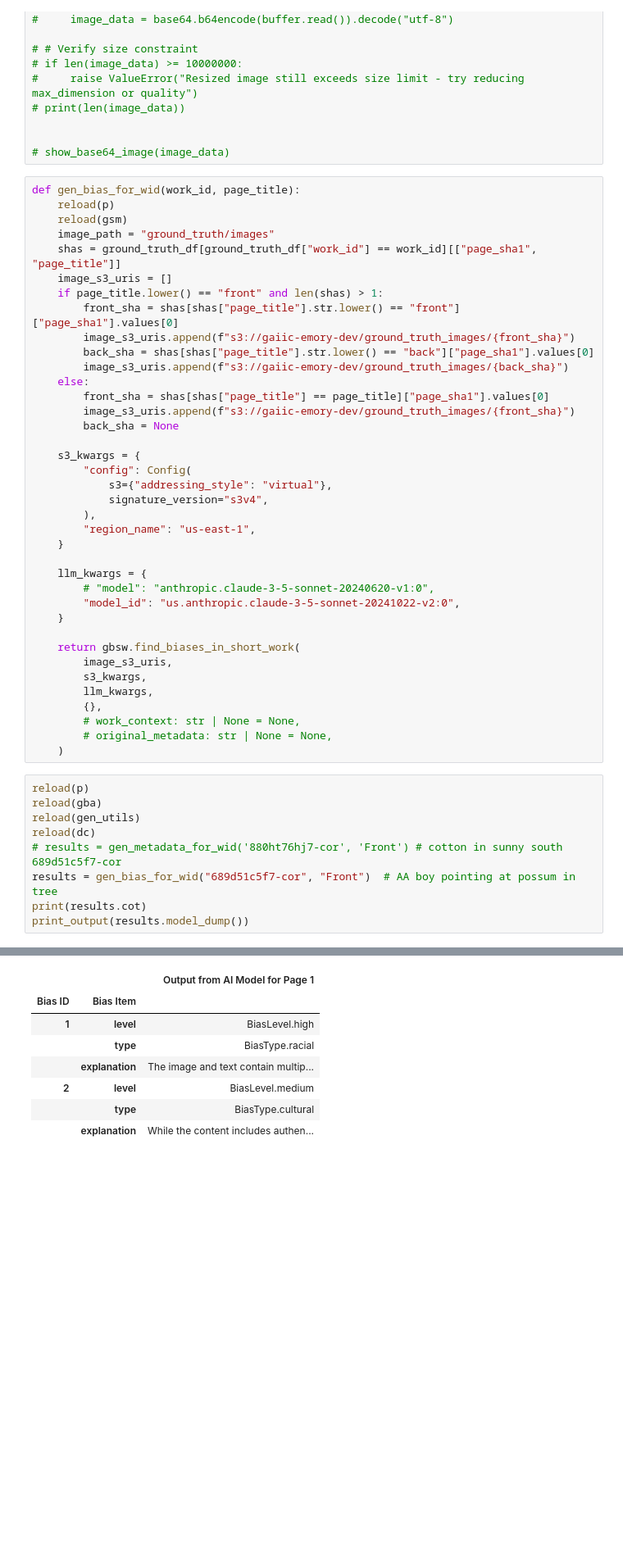
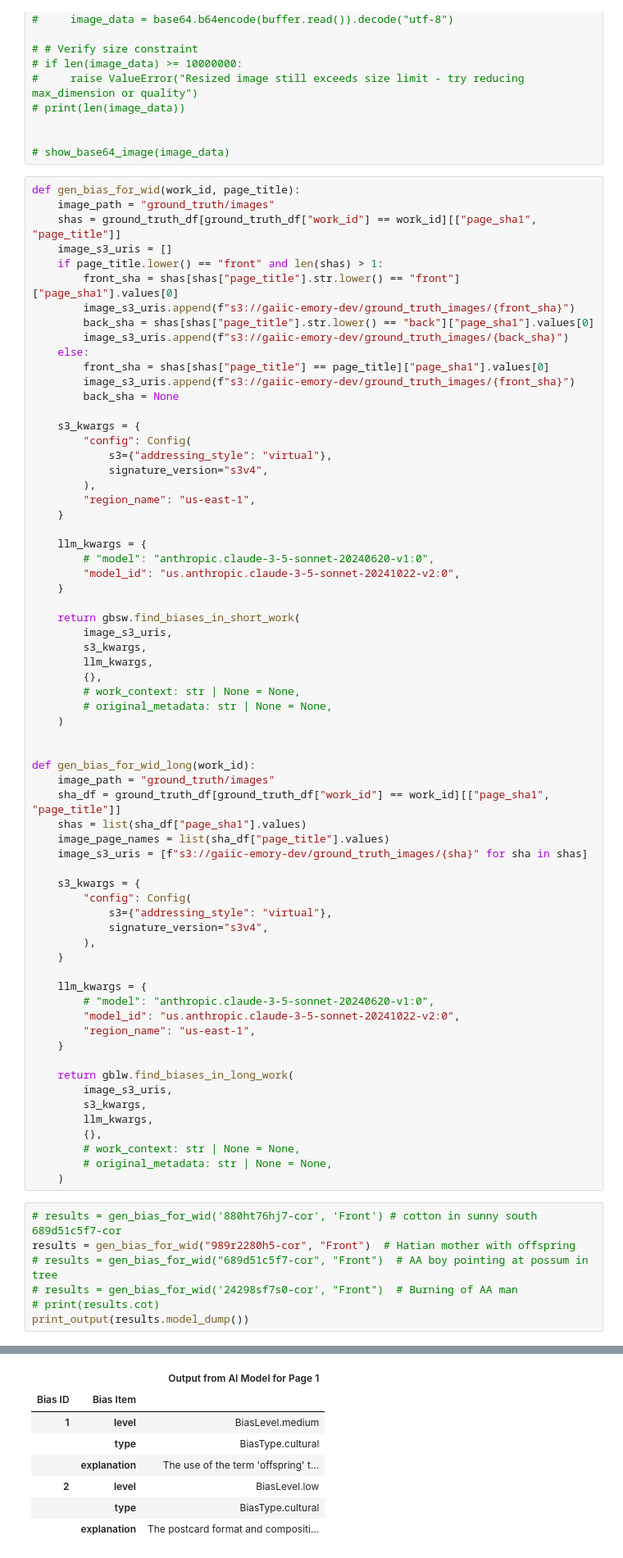
Before and after one commit to emory-libraries/ai-description, a Jupyter notebook: projects/research/bias_generation.ipynb, the cells around one changed output, grey strips where cells are left out. Shown: that part at 82% size. Drawn from its saved outputs; the diff is of its cells as text; blank space fills up the shorter version.

```diff
--- a/projects/research/bias_generation.ipynb
+++ b/projects/research/bias_generation.ipynb
@@ -187,8 +193,6 @@ s3_kwargs = {
 # show_base64_image(image_data)
 # %%
 def gen_bias_for_wid(work_id, page_title):
-    reload(p)
-    reload(gsm)
     image_path = "ground_truth/images"
     shas = ground_truth_df[ground_truth_df["work_id"] == work_id][["page_sha1", "page_title"]]
     image_s3_uris = []
@@ -223,13 +227,41 @@ def gen_bias_for_wid(work_id, page_title):
         # work_context: str | None = None,
         # original_metadata: str | None = None,
     )
+
+
+def gen_bias_for_wid_long(work_id):
+    image_path = "ground_truth/images"
+    sha_df = ground_truth_df[ground_truth_df["work_id"] == work_id][["page_sha1", "page_title"]]
+    shas = list(sha_df["page_sha1"].values)
+    image_page_names = list(sha_df["page_title"].values)
+    image_s3_uris = [f"s3://gaiic-emory-dev/ground_truth_images/{sha}" for sha in shas]
+
+    s3_kwargs = {
+        "config": Config(
+            s3={"addressing_style": "virtual"},
+            signature_version="s3v4",
+        ),
+    }
+
+    llm_kwargs = {
+        # "model": "anthropic.claude-3-5-sonnet-20240620-v1:0",
+        "model_id": "us.anthropic.claude-3-5-sonnet-20241022-v2:0",
+        "region_name": "us-east-1",
+    }
+
+    return gblw.find_biases_in_long_work(
+        image_s3_uris,
+        s3_kwargs,
+        llm_kwargs,
+        {},
+        # work_context: str | None = None,
+        # original_metadata: str | None = None,
+    )
 # %%
-reload(p)
-reload(gba)
-reload(gen_utils)
-reload(dc)
-# results = gen_metadata_for_wid('880ht76hj7-cor', 'Front') # cotton in sunny south 689d51c5f7-cor
-results = gen_bias_for_wid("689d51c5f7-cor", "Front")  # AA boy pointing at possum in tree
-print(results.cot)
+# results = gen_bias_for_wid('880ht76hj7-cor', 'Front') # cotton in sunny south 689d51c5f7-cor
+results = gen_bias_for_wid("989r2280h5-cor", "Front")  # Hatian mother with offspring
+# results = gen_bias_for_wid("689d51c5f7-cor", "Front")  # AA boy pointing at possum in tree
+# results = gen_bias_for_wid('24298sf7s0-cor', "Front")  # Burning of AA man
+# print(results.cot)
 print_output(results.model_dump())
 # %% [output]
@@ -270,12 +285,12 @@ Level: Medium - While containing cultural information, the presentation is probl
 |  |  | Output from AI Model for Metadata |
 | Bias ID | Bias Item |  |
 |  |  | Output from AI Model for Page 1 |
 | Bias ID | Bias Item |  |
-| 1 | level | BiasLevel.high |
-|  | type | BiasType.racial |
-|  | explanation | The image and text contain multip... |
-| 2 | level | BiasLevel.medium |
+| 1 | level | BiasLevel.medium |
 |  | type | BiasType.cultural |
-|  | explanation | While the content includes authen... |
+|  | explanation | The use of the term 'offspring' t... |
+| 2 | level | BiasLevel.low |
+|  | type | BiasType.cultural |
+|  | explanation | The postcard format and compositi... |
 |  |  | Output from AI Model for Page 2 |
 | Bias ID | Bias Item |  |
```
Also changed, not shown: parts of 27 cells of this notebook, 10 other files.
